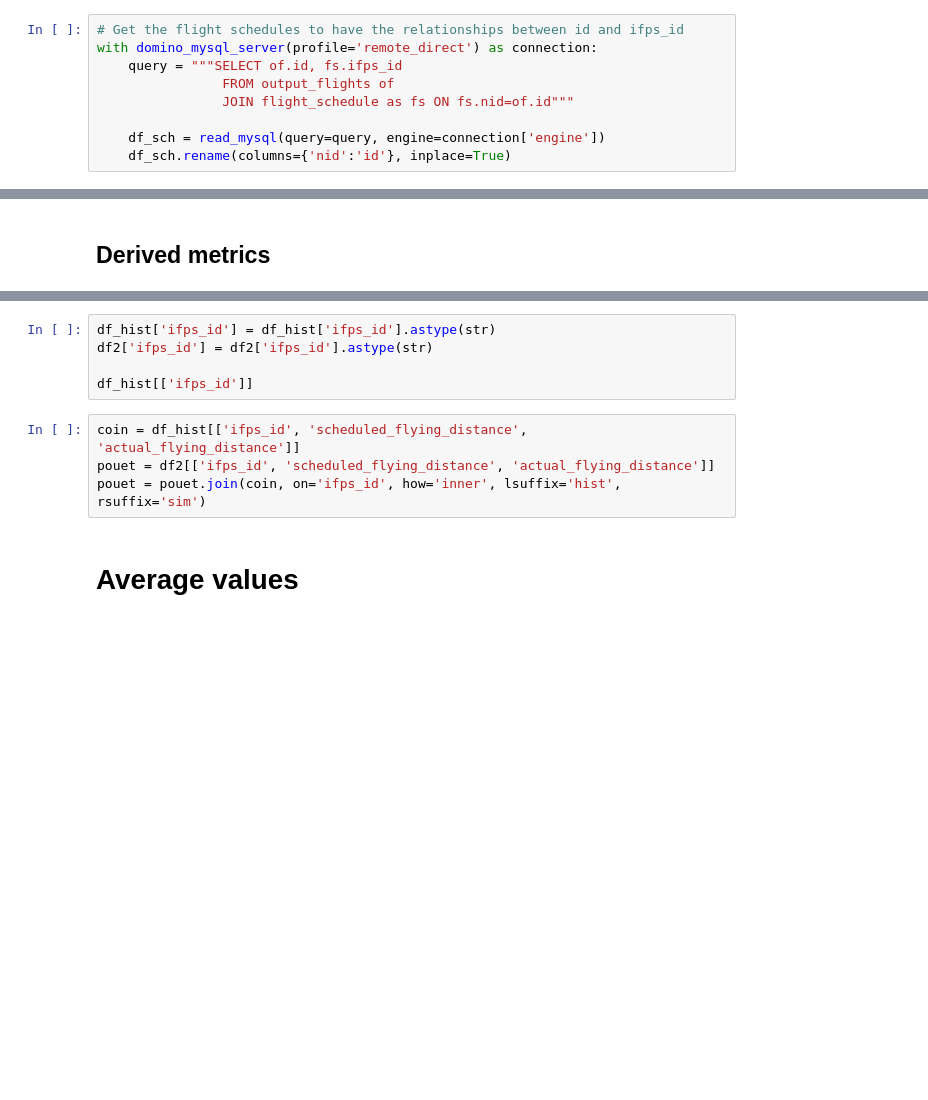
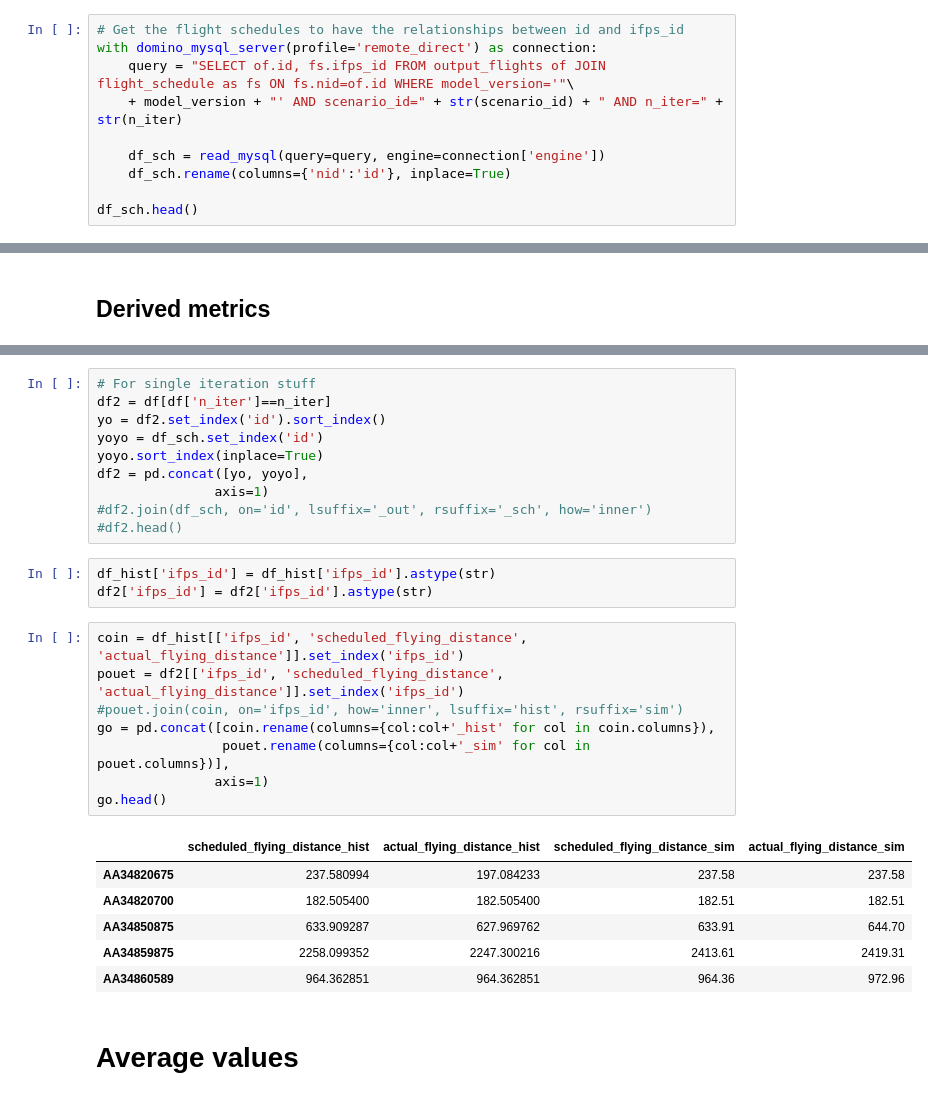
Before and after one commit to GGurtner/domino-validation, a Jupyter notebook: Validation.ipynb, the cells around one changed output, grey strips where cells are left out. Drawn from its saved outputs; the diff is of its cells as text; blank space fills up the shorter version.

```diff
--- a/Validation.ipynb
+++ b/Validation.ipynb
@@ -137,11 +94,12 @@ SELECT * FROM output_flights where model_version='1.12' AND scenario_id=-20 AND
 # %%
 # Get the flight schedules to have the relationships between id and ifps_id
 with domino_mysql_server(profile='remote_direct') as connection:
-    query = """SELECT of.id, fs.ifps_id
-                FROM output_flights of
-                JOIN flight_schedule as fs ON fs.nid=of.id"""
+    query = "SELECT of.id, fs.ifps_id FROM output_flights of JOIN flight_schedule as fs ON fs.nid=of.id WHERE model_version='"\
+    + model_version + "' AND scenario_id=" + str(scenario_id) + " AND n_iter=" + str(n_iter)
 
     df_sch = read_mysql(query=query, engine=connection['engine'])
     df_sch.rename(columns={'nid':'id'}, inplace=True)
+
+df_sch.head()
 # %% [output]
 DB connection to 127.0.0.1 with ssh tunneling through archdb.fst.westminster.ac.uk
@@ -176,13 +140,32 @@ df_hist['actual_flying_distance'] = df_hist['distance']
 #df_hist['arrival_delay'] = (df_hist['aibt']-df_hist['sibt']).dt.total_seconds()/60.
+# %%
+# For single iteration stuff
+df2 = df[df['n_iter']==n_iter]
+yo = df2.set_index('id').sort_index()
+yoyo = df_sch.set_index('id')
+yoyo.sort_index(inplace=True)
+df2 = pd.concat([yo, yoyo],
+               axis=1)
+#df2.join(df_sch, on='id', lsuffix='_out', rsuffix='_sch', how='inner')
+#df2.head()
 # %%
 df_hist['ifps_id'] = df_hist['ifps_id'].astype(str)
 df2['ifps_id'] = df2['ifps_id'].astype(str)
-
-df_hist[['ifps_id']]
 # %%
-coin = df_hist[['ifps_id', 'scheduled_flying_distance', 'actual_flying_distance']]
-pouet = df2[['ifps_id', 'scheduled_flying_distance', 'actual_flying_distance']]
-pouet = pouet.join(coin, on='ifps_id', how='inner', lsuffix='hist', rsuffix='sim')
+coin = df_hist[['ifps_id', 'scheduled_flying_distance', 'actual_flying_distance']].set_index('ifps_id')
+pouet = df2[['ifps_id', 'scheduled_flying_distance', 'actual_flying_distance']].set_index('ifps_id')
+#pouet.join(coin, on='ifps_id', how='inner', lsuffix='hist', rsuffix='sim')
+go = pd.concat([coin.rename(columns={col:col+'_hist' for col in coin.columns}),
+                pouet.rename(columns={col:col+'_sim' for col in pouet.columns})],
+               axis=1)
+go.head()
+# %% [output]
+|  | scheduled_flying_distance_hist | actual_flying_distance_hist | scheduled_flying_distance_sim | actual_flying_distance_sim |
+| AA34820675 | 237.580994 | 197.084233 | 237.58 | 237.58 |
+| AA34820700 | 182.505400 | 182.505400 | 182.51 | 182.51 |
+| AA34850875 | 633.909287 | 627.969762 | 633.91 | 644.70 |
+| AA34859875 | 2258.099352 | 2247.300216 | 2413.61 | 2419.31 |
+| AA34860589 | 964.362851 | 964.362851 | 964.36 | 972.96 |
 # %% [markdown]
 # Average values
 # %%
```
Also changed, not shown: parts of 13 cells of this notebook.
